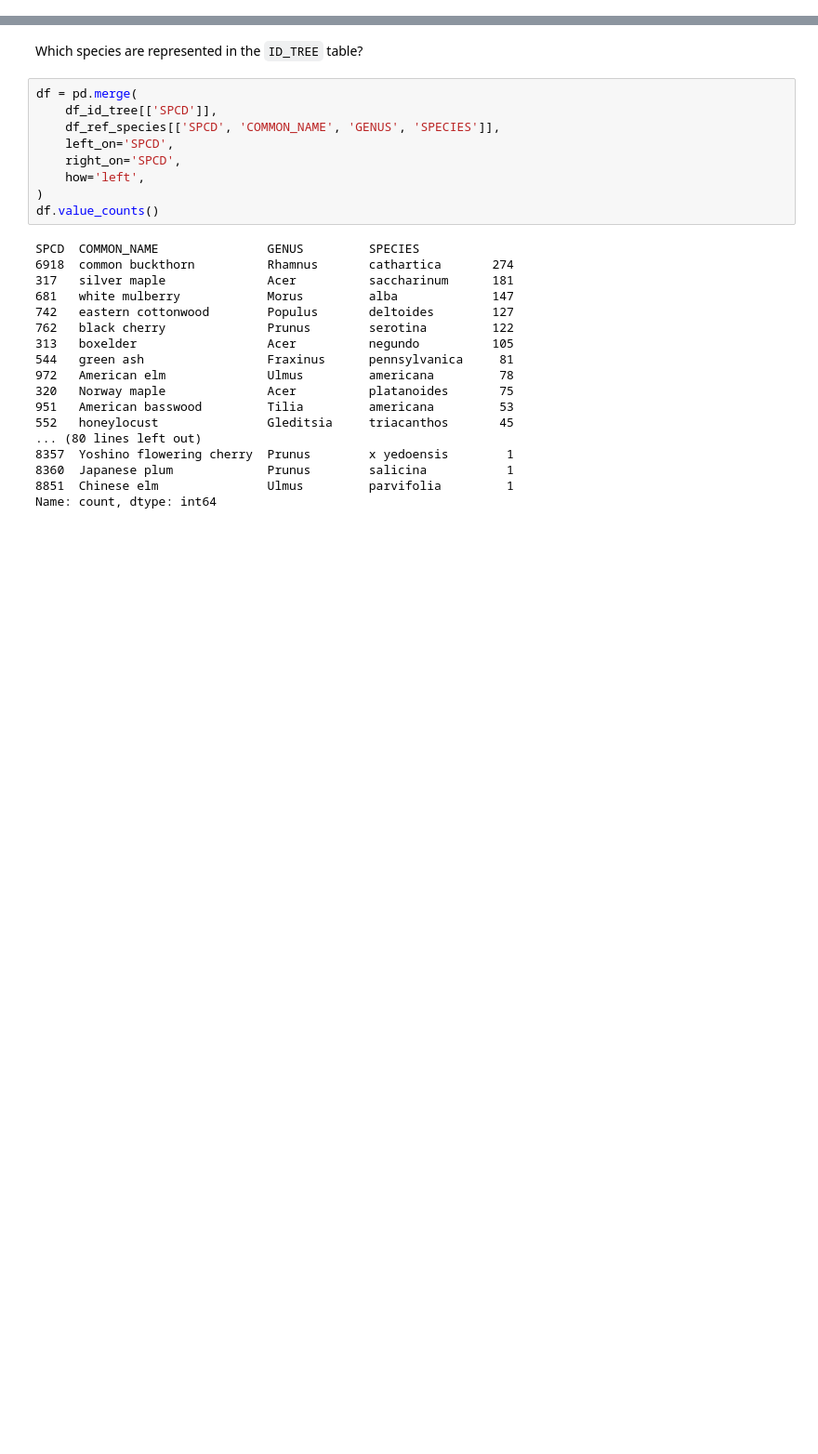
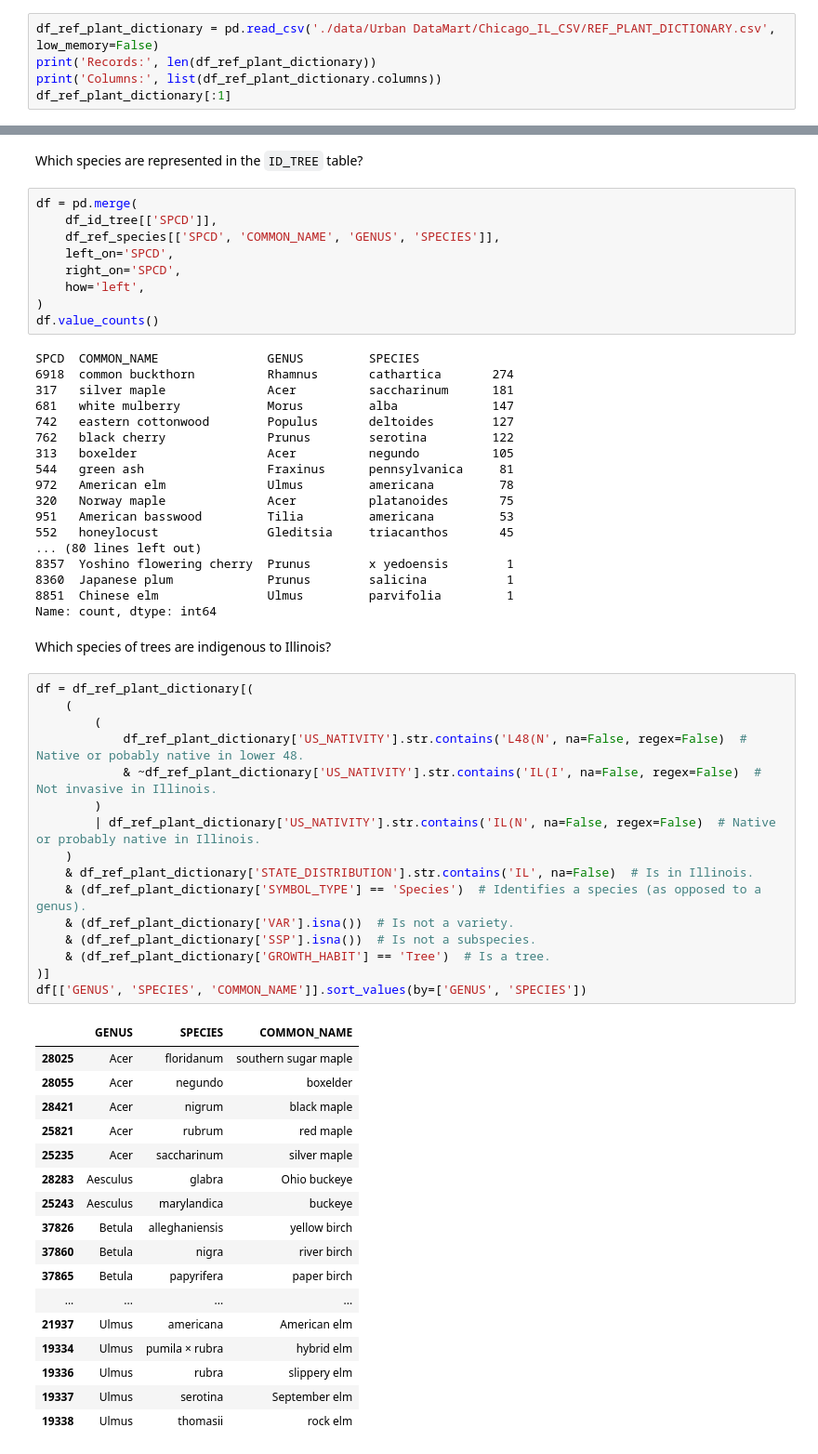
Before and after one commit to fractalate/data-trees, a Jupyter notebook: explore_chicago_il.ipynb, the cells around one changed output, grey strips where cells are left out. Shown: that part at 93% size. Saved outputs shown, nothing was run; the diff lists cells and outputs as text; blank space fills up the shorter version.

Commit message:
Finding Native Trees to Illinois

```diff
--- a/explore_chicago_il.ipynb
+++ b/explore_chicago_il.ipynb
@@ -34,0 +37,5 @@ Columns: ['SPCD', 'COMMON_NAME', 'SHARED_COMMON_NAME_IND', 'GENUS', 'SPECIES', '
+# %%
+df_ref_plant_dictionary = pd.read_csv('./data/Urban DataMart/Chicago_IL_CSV/REF_PLANT_DICTIONARY.csv', low_memory=False)
+print('Records:', len(df_ref_plant_dictionary))
+print('Columns:', list(df_ref_plant_dictionary.columns))
+df_ref_plant_dictionary[:1]
@@ -63,3 +75,39 @@ SPCD  COMMON_NAME               GENUS         SPECIES
 8360  Japanese plum             Prunus        salicina           1
 8851  Chinese elm               Ulmus         parvifolia         1
 Name: count, dtype: int64
+# %% [markdown]
+Which species of trees are indigenous to Illinois?
+# %%
+df = df_ref_plant_dictionary[(
+    (
+        (
+            df_ref_plant_dictionary['US_NATIVITY'].str.contains('L48(N', na=False, regex=False)  # Native or pobably native in lower 48.
+            & ~df_ref_plant_dictionary['US_NATIVITY'].str.contains('IL(I', na=False, regex=False)  # Not invasive in Illinois.
+        )
+        | df_ref_plant_dictionary['US_NATIVITY'].str.contains('IL(N', na=False, regex=False)  # Native or probably native in Illinois.
+    )
+    & df_ref_plant_dictionary['STATE_DISTRIBUTION'].str.contains('IL', na=False)  # Is in Illinois.
+    & (df_ref_plant_dictionary['SYMBOL_TYPE'] == 'Species')  # Identifies a species (as opposed to a genus).
+    & (df_ref_plant_dictionary['VAR'].isna())  # Is not a variety.
+    & (df_ref_plant_dictionary['SSP'].isna())  # Is not a subspecies.
+    & (df_ref_plant_dictionary['GROWTH_HABIT'] == 'Tree')  # Is a tree.
+)]
+df[['GENUS', 'SPECIES', 'COMMON_NAME']].sort_values(by=['GENUS', 'SPECIES'])
+# %% [output]
+|  | GENUS | SPECIES | COMMON_NAME |
+| 28025 | Acer | floridanum | southern sugar maple |
+| 28055 | Acer | negundo | boxelder |
+| 28421 | Acer | nigrum | black maple |
+| 25821 | Acer | rubrum | red maple |
+| 25235 | Acer | saccharinum | silver maple |
+| 28283 | Aesculus | glabra | Ohio buckeye |
+| 25243 | Aesculus | marylandica | buckeye |
+| 37826 | Betula | alleghaniensis | yellow birch |
+| 37860 | Betula | nigra | river birch |
+| 37865 | Betula | papyrifera | paper birch |
+| ... | ... | ... | ... |
+| 21937 | Ulmus | americana | American elm |
+| 19334 | Ulmus | pumila × rubra | hybrid elm |
+| 19336 | Ulmus | rubra | slippery elm |
+| 19337 | Ulmus | serotina | September elm |
+| 19338 | Ulmus | thomasii | rock elm |
```
Also changed, not shown: parts of 2 cells of this notebook.
